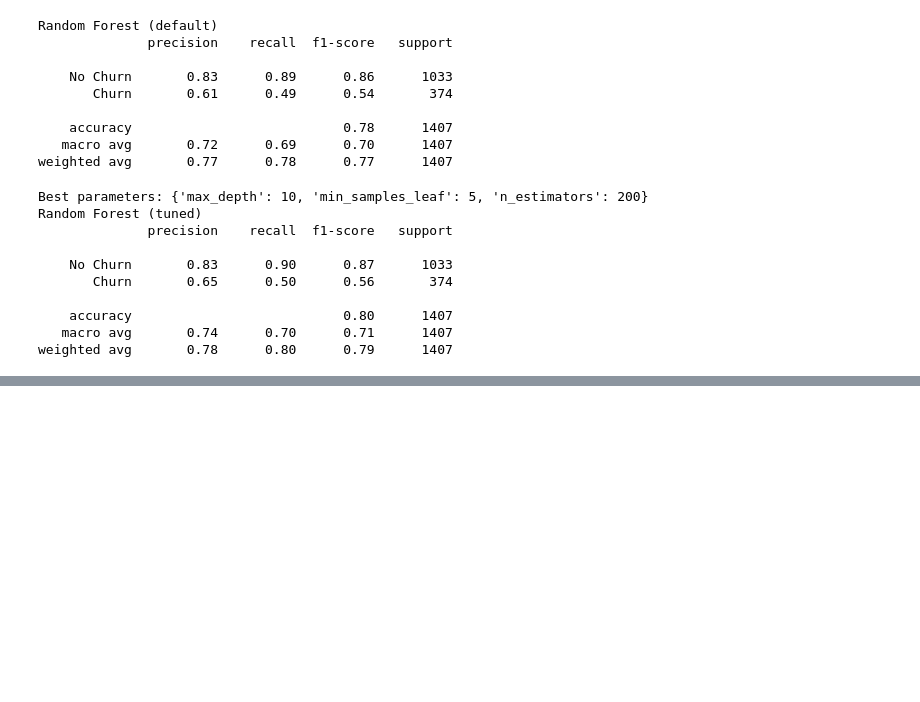
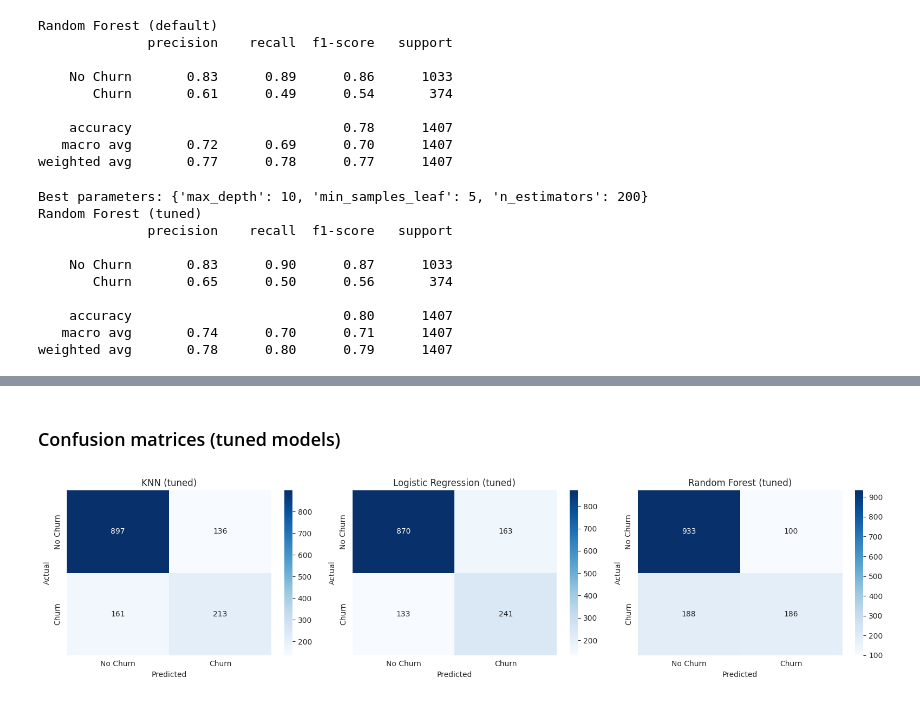
Before and after one commit to wageesha111/telco-churn-prediction, a Jupyter notebook: Telco_Churn_Coursework.ipynb, the cells around one changed output, grey strips where cells are left out. Drawn from its saved outputs; the diff is of its cells as text; code cells hidden in the pictures; blank space fills up the shorter version.

```diff
--- a/Telco_Churn_Coursework.ipynb
+++ b/Telco_Churn_Coursework.ipynb
@@ -509,0 +536,19 @@ weighted avg       0.78      0.80      0.79      1407
+# %% [markdown]
+### Confusion matrices (tuned models)
+# %%
+preds = {"KNN (tuned)": knn_pred_tuned,
+         "Logistic Regression (tuned)": lr_pred_tuned,
+         "Random Forest (tuned)": rf_pred_tuned}
+
+fig, axes = plt.subplots(1, 3, figsize=(16, 4))
+for i, (name, p) in enumerate(preds.items()):
+    cm = confusion_matrix(y_test, p)
+    sns.heatmap(cm, annot=True, fmt="d", cmap="Blues", ax=axes[i],
+                xticklabels=["No Churn", "Churn"], yticklabels=["No Churn", "Churn"])
+    axes[i].set_title(name)
+    axes[i].set_xlabel("Predicted")
+    axes[i].set_ylabel("Actual")
+plt.tight_layout()
+plt.show()
+# %% [output]
+[figure, added]
```
Also changed, not shown: parts of 5 cells of this notebook.
